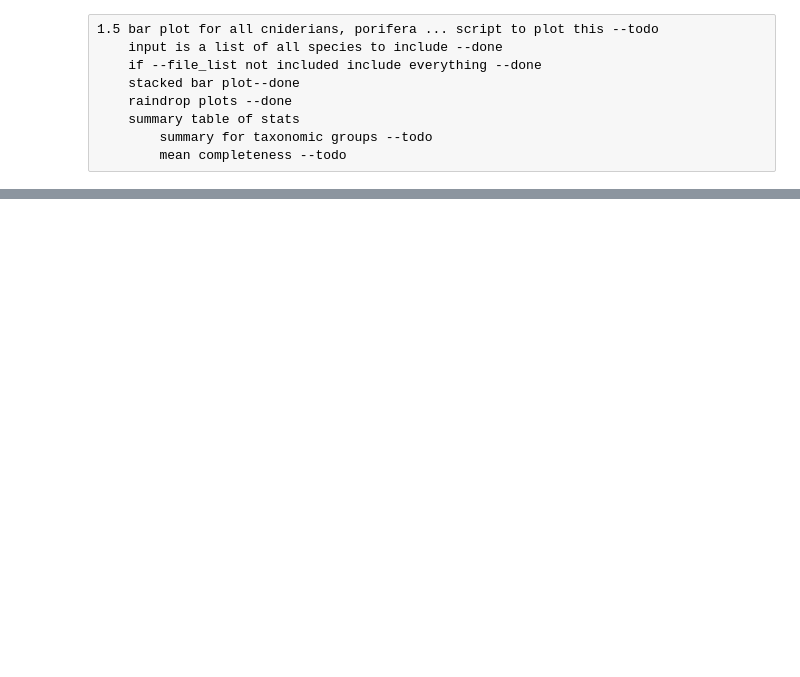
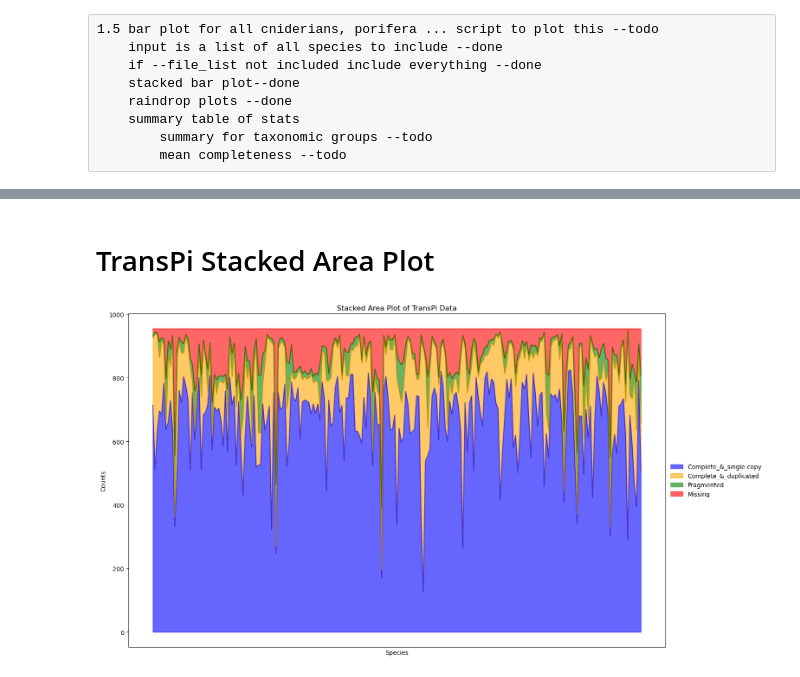
Before and after one commit to AlexanderFastner/GeoBio_Results_processing, a Jupyter notebook: scripts/plot_short_summaries.ipynb, the cells around one changed output, grey strips where cells are left out. Saved outputs shown, nothing was run; the diff lists cells and outputs as text; code cells hidden in the pictures; blank space fills up the shorter version.

```diff
--- a/scripts/plot_short_summaries.ipynb
+++ b/scripts/plot_short_summaries.ipynb
@@ -76,0 +119,17 @@ plt.show()
+# %% [markdown]
+# TransPi Stacked Area Plot
+# %%
+ax = TransPi_subset.plot(kind='area', stacked=True, figsize=(16, 10), color=colors, alpha=0.6)
+
+# Customize the plot
+plt.title('Stacked Area Plot of TransPi Data')
+plt.xlabel('Species')
+plt.ylabel('Counts')
+plt.legend(loc='center left', bbox_to_anchor=(1.0, 0.5)).set_frame_on(False)
+ax.set_xticks([])
+ax.set_xticklabels([])
+
+# Show the plot
+plt.show()
+# %% [output]
+[figure, added]
```
Also changed, not shown: parts of 23 cells of this notebook, 4 other files.
